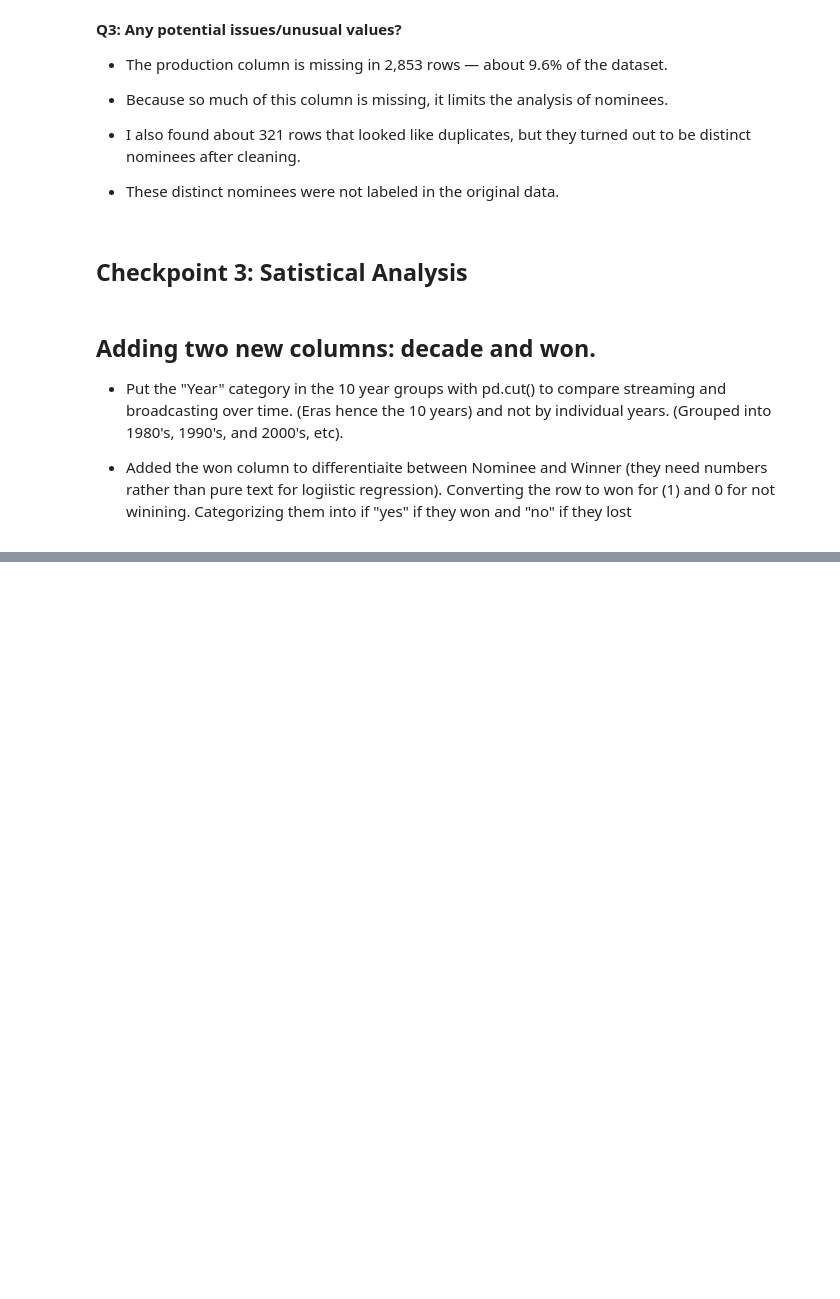
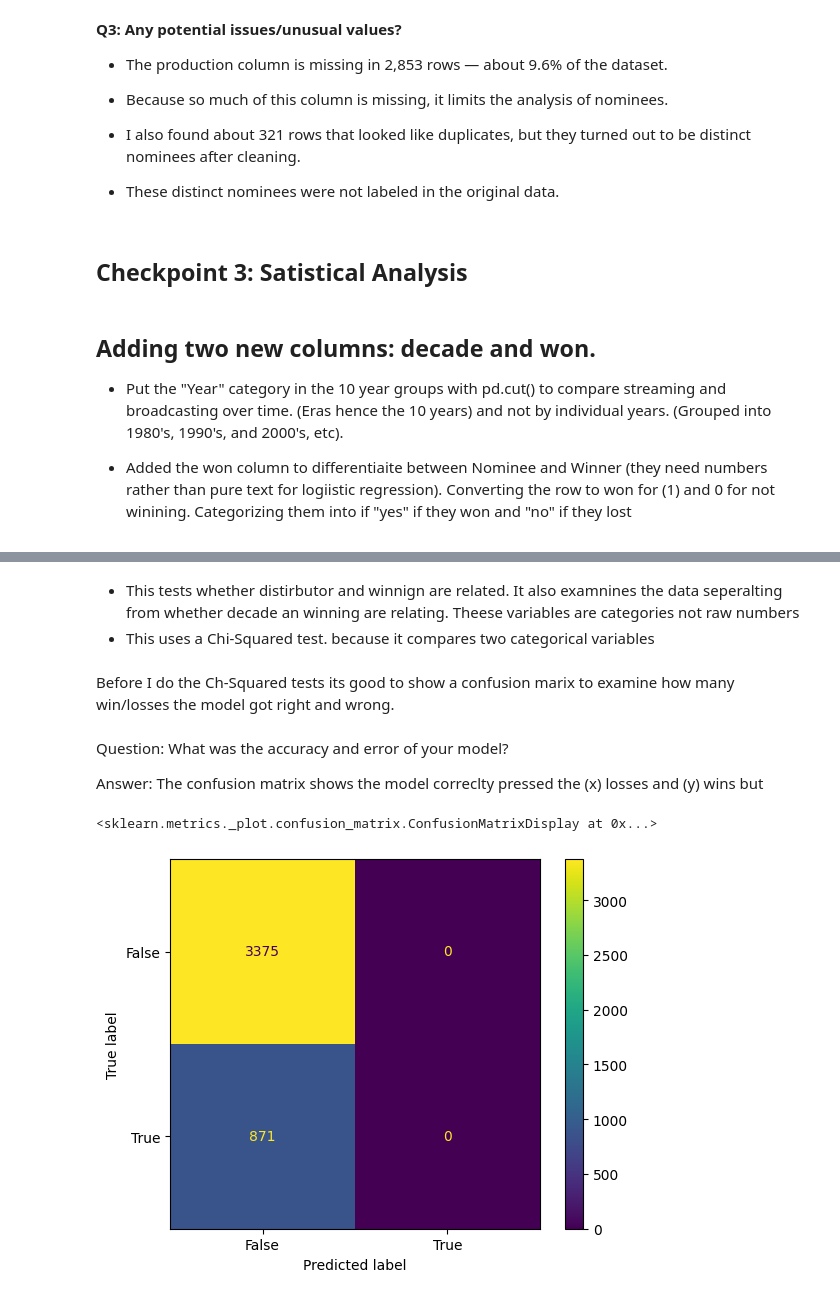
Before and after one commit to ftycity23/DSRP-Research-Project, a Jupyter notebook: DSRP_Research.ipynb, the cells around one changed output, grey strips where cells are left out. Drawn from its saved outputs; the diff is of its cells as text; code cells hidden in the pictures; blank space fills up the shorter version.

Commit message:
added hypothesis testing for the 2 models chi squared tests and logistic regression

```diff
--- a/DSRP_Research.ipynb
+++ b/DSRP_Research.ipynb
@@ -374,0 +400,28 @@ df_clean['won'] = (df_clean['type'] == 'Winner')
+# %%
+# Filtering the top 10 distributors so the model isn't thrown off.
+
+model_df = df_clean[df_clean['distributor'].isin(top10)].copy()
+
+# Turning the distributor and decade columns into 0/1 columns so the model can perform better.
+
+X = pd.get_dummies(model_df[['distributor', 'decade']], drop_first=True)
+
+# predicting if won (1) or didn't win (0)
+y = model_df['won']
+
+X_train, X_test, y_train, y_test = model_selection.train_test_split(X, y, test_size=0.2, random_state=42)
+
+
+# Creating the logisitc regression model
+model = LogisticRegression(max_iter=1000)
+
+# Training the model on the data
+model.fit(X_train, y_train)
+
+# Predicting win/loss on the test set
+y_pred = model.predict(X_test)
+
+# Checking if the predicitong matched actual reality
+print("Accuracy Score is: ", metrics.accuracy_score(y_test, y_pred))
+
+print(metrics.classification_report(y_test, y_pred))
@@ -374,0 +438,16 @@ df_clean['won'] = (df_clean['type'] == 'Winner')
+# %% [markdown]
+
+
+*   This tests whether distirbutor and winnign are related. It also examnines the data seperalting from whether decade an winning are relating. Theese variables are categories not raw numbers
+*   This uses a Chi-Squared test. because it compares two categorical variables
+# %% [markdown]
+Before I do the Ch-Squared tests its good to show a confusion marix to examine how many win/losses the model got right and wrong.
+# %% [markdown]
+Question: What was the accuracy and error of your model?
+
+Answer: The confusion matrix shows the model correclty pressed the (x) losses and (y) wins but
+# %%
+metrics.ConfusionMatrixDisplay.from_predictions(y_test, y_pred)
+# %% [output]
+<sklearn.metrics._plot.confusion_matrix.ConfusionMatrixDisplay at 0x...>
+[figure, added]
```
Also changed, not shown: parts of 8 cells of this notebook.
